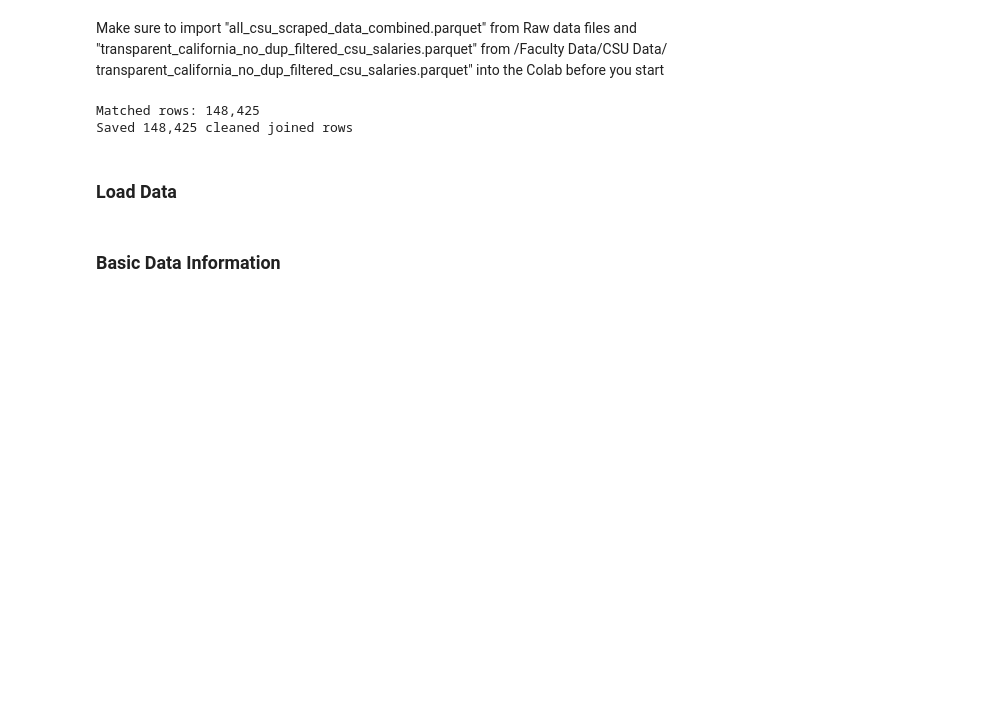
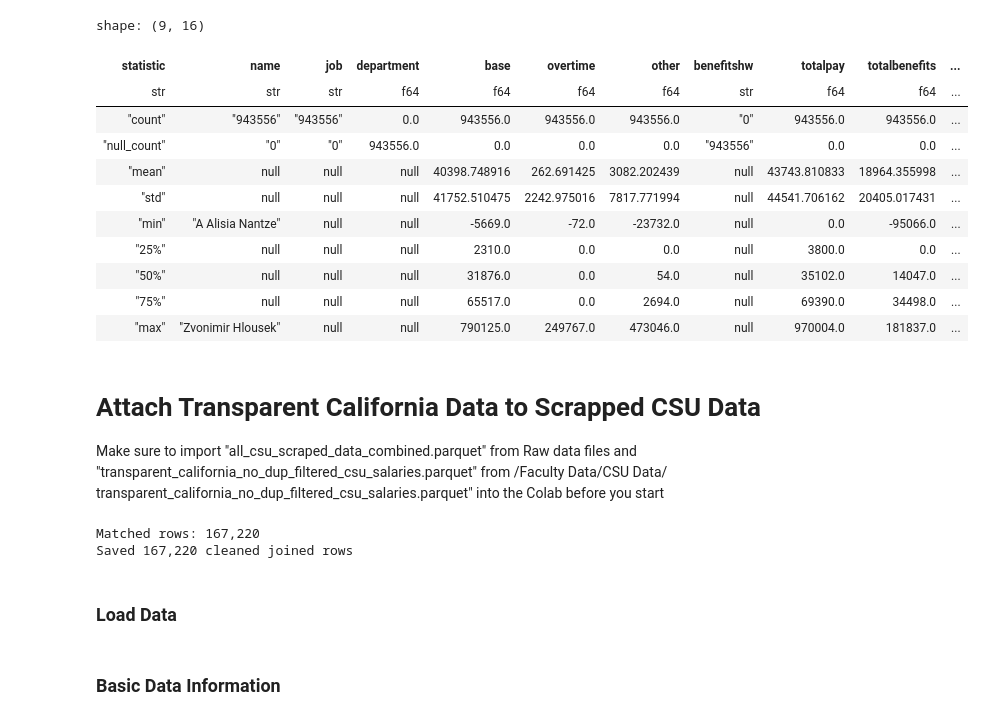
Before and after one commit to CSC4693-Fall-2026/CSC4693, a Jupyter notebook: data-pipline/USE_THIS_CSU_Pipeline.ipynb, the cells around one changed output. Drawn from its saved outputs; the diff is of its cells as text; code cells hidden in the pictures; blank space fills up the shorter version.

```diff
--- a/processing/faculty/USE_THIS_CSU_Pipeline.ipynb
+++ b/data-pipline/USE_THIS_CSU_Pipeline.ipynb
@@ -1,4 +63,72 @@
+# %%
+import re
+
+import pandas as pd
+
+CSU_ROLES = [
+    ("supplemental_teaching_pay", r"special programs|summer session|extension|additional employment|music studio"),
+    ("ladder_faculty", r"^instructional faculty|^grant-related/specially funded instructional faculty|^department chair|^cma instructional faculty"),
+    ("lecturer", r"lecturer"),
+    ("clinical_adjunct_faculty", r"^visiting faculty"),
+    ("postdoc", r"^research fellow|post-doctoral"),
+    ("trainee", r"counselor intern"),
+    ("researcher_specialist_librarian", r"librarian|academic-related|coach"),
+]
+
+
+def role_of(title, rules) -> str:
+    t = str(title or "").lower().strip()
+    return next((role for role, pattern in rules if re.search(pattern, t)), "staff")
+
+df = df.collect().to_pandas()
+
+df = df.copy()
+df["role"] = df["job"].map(lambda t: role_of(t, CSU_ROLES)).astype("string")
+
+# Replace "name" with your actual name-column name if needed
+df["name"] = (
+    df["name"]
+    .str.title()
+    .str.replace(r"(?<=\s)[A-Z]\.?(?=\s|$)", "", regex=True)
+    .str.replace(r"\s+", " ", regex=True)
+    .str.strip()
+)
+
+# The way we are droping duplicates should be evaluated
+
+# num_dups = df.duplicated(subset=["year", "name", "job"]).sum()
+# print(f"Number of duplicate rows: {num_dups}")
+
+# dups_df = df[df.duplicated(subset=["year", "name", "job"], keep=False)]
+
+# print(dups_df)
+
+# counts = df.value_counts(subset=["year", "name", "job"])
+# print(counts[counts > 1])
+
+
+# Remove Duplicate Values
+df = df.drop_duplicates(subset=["year", "name", "job"])
+
+df = pl.from_pandas(df)
+
+df.describe()
+# %% [output]
+shape: (9, 16)
+| statistic | name | job | department | base | overtime | other | benefitshw | totalpay | totalbenefits | ... |
+| str | str | str | f64 | f64 | f64 | f64 | str | f64 | f64 | ... |
+| "count" | "943556" | "943556" | 0.0 | 943556.0 | 943556.0 | 943556.0 | "0" | 943556.0 | 943556.0 | ... |
+| "null_count" | "0" | "0" | 943556.0 | 0.0 | 0.0 | 0.0 | "943556" | 0.0 | 0.0 | ... |
+| "mean" | null | null | null | 40398.748916 | 262.691425 | 3082.202439 | null | 43743.810833 | 18964.355998 | ... |
+| "std" | null | null | null | 41752.510475 | 2242.975016 | 7817.771994 | null | 44541.706162 | 20405.017431 | ... |
+| "min" | "A Alisia Nantze" | null | null | -5669.0 | -72.0 | -23732.0 | null | 0.0 | -95066.0 | ... |
+| "25%" | null | null | null | 2310.0 | 0.0 | 0.0 | null | 3800.0 | 0.0 | ... |
+| "50%" | null | null | null | 31876.0 | 0.0 | 54.0 | null | 35102.0 | 14047.0 | ... |
+| "75%" | null | null | null | 65517.0 | 0.0 | 2694.0 | null | 69390.0 | 34498.0 | ... |
+| "max" | "Zvonimir Hlousek" | null | null | 790125.0 | 249767.0 | 473046.0 | null | 970004.0 | 181837.0 | ... |
 # %% [markdown]
+# Attach Transparent California Data to Scrapped CSU Data
+
 Make sure to import "all_csu_scraped_data_combined.parquet" from Raw data files and "transparent_california_no_dup_filtered_csu_salaries.parquet" from /Faculty Data/CSU Data/ transparent_california_no_dup_filtered_csu_salaries.parquet" into the Colab before you start
 # %%
 import pandas as pd
@@ -30,13 +160,13 @@ def prepare_names(df):
     # Exclude missing or empty names so they cannot match each other.
     return df.loc[df["_match_count"].gt(0)].copy()
 
-csu_pay = pd.read_parquet('content/transparent_california_no_dup_filtered_csu_salaries_2013-2024.parquet')
-combined_csu = pd.read_parquet('content/all_csu_scraped_data_combined.parquet')
+csu_pay = df.to_pandas()
+raw_csu = pd.read_parquet('../data/raw/all_csu_scraped_data_combined.parquet')
 
 csu_pay = csu_pay[csu_pay["role"] != "staff"]
 
 pay = prepare_names(csu_pay)
-faculty = prepare_names(combined_csu)
+faculty = prepare_names(raw_csu)
 
 
 # Find candidates with matching first and last tokens.
@@ -83,11 +213,10 @@ cleaned_columns = [
     "major", "start_date",
 ]
 cleaned_joined = joined.loc[:, cleaned_columns].copy()
-cleaned_joined.to_parquet("content/csu_cleaned_joined_pay_2013-2024.parquet", index=False)
 print(f"Saved {len(cleaned_joined):,} cleaned joined rows")
 # %% [output]
-Matched rows: 148,425
-Saved 148,425 cleaned joined rows
+Matched rows: 167,220
+Saved 167,220 cleaned joined rows
 # %% [markdown]
 <!-- DELETE THIS -->
 ### Load Data
```
Also changed, not shown: parts of 11 cells of this notebook, 5 other files.
